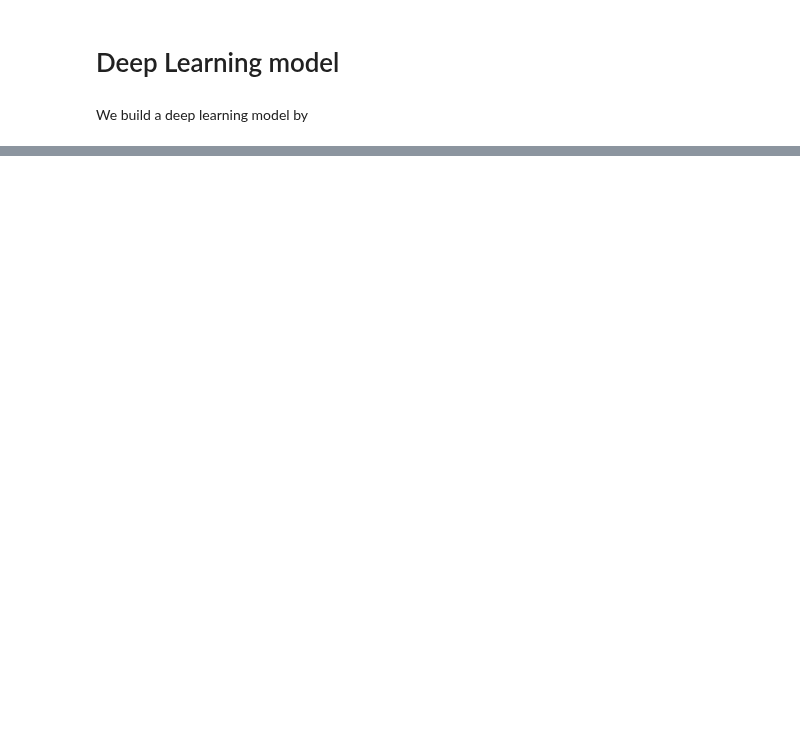
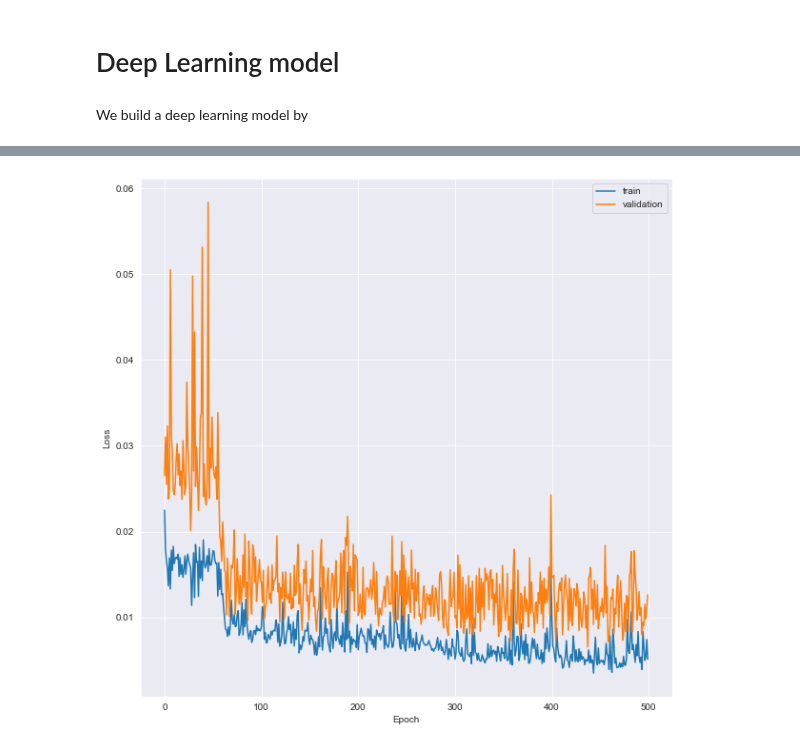
Before and after one commit to LourensWalters/lithium-ion-sustainability, a Jupyter notebook: src/notebooks/Deep Learning Model.ipynb, the cells around one changed output, grey strips where cells are left out. Saved outputs shown, nothing was run; the diff lists cells and outputs as text; code cells hidden in the pictures; blank space fills up the shorter version.

```diff
--- a/src/notebooks/Deep Learning Model.ipynb
+++ b/src/notebooks/Deep Learning Model.ipynb
@@ -209,0 +235,9 @@ KeyboardInterrupt:
+# %%
+fig, axes = plt.subplots(nrows=1, ncols=1,figsize=(10, 10))
+line1, = axes.plot(history.epoch, history.history['loss'], label='train')
+line2, = axes.plot(history.epoch, history.history['val_loss'], label='validation')
+_ = axes.xaxis.set_label_text("Epoch")
+_ = axes.yaxis.set_label_text("Loss")
+_ = axes.legend(handles=[line1, line2])
+# %% [output]
+[figure, added]
```
Also changed, not shown: parts of 5 cells of this notebook, 1 other file.
